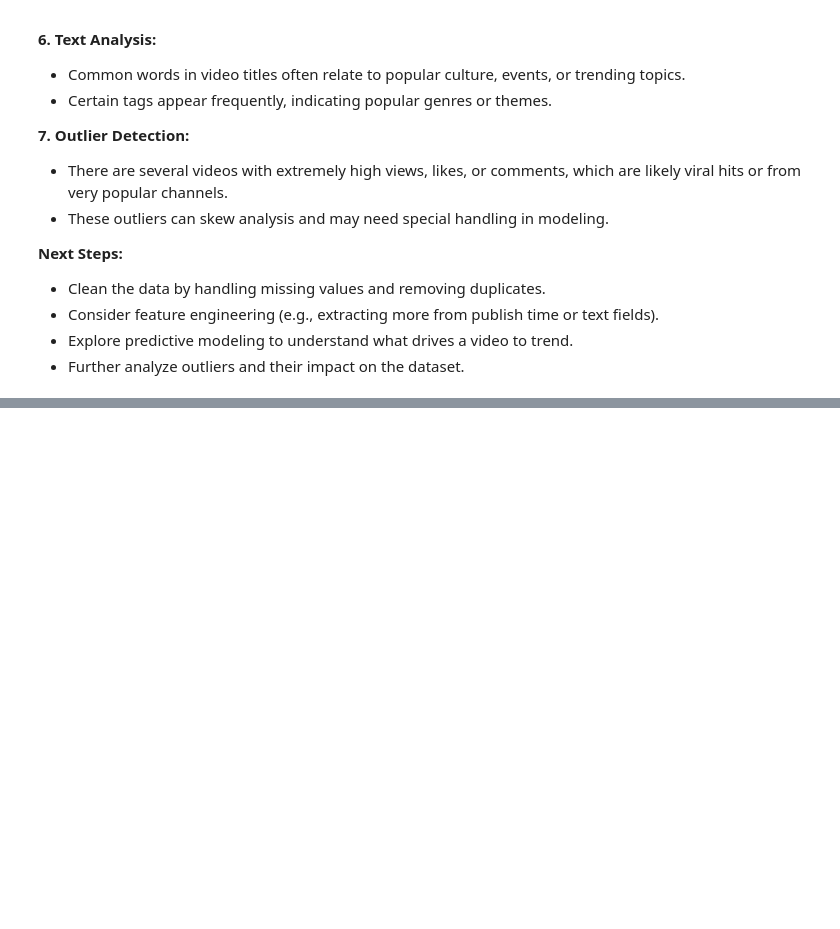
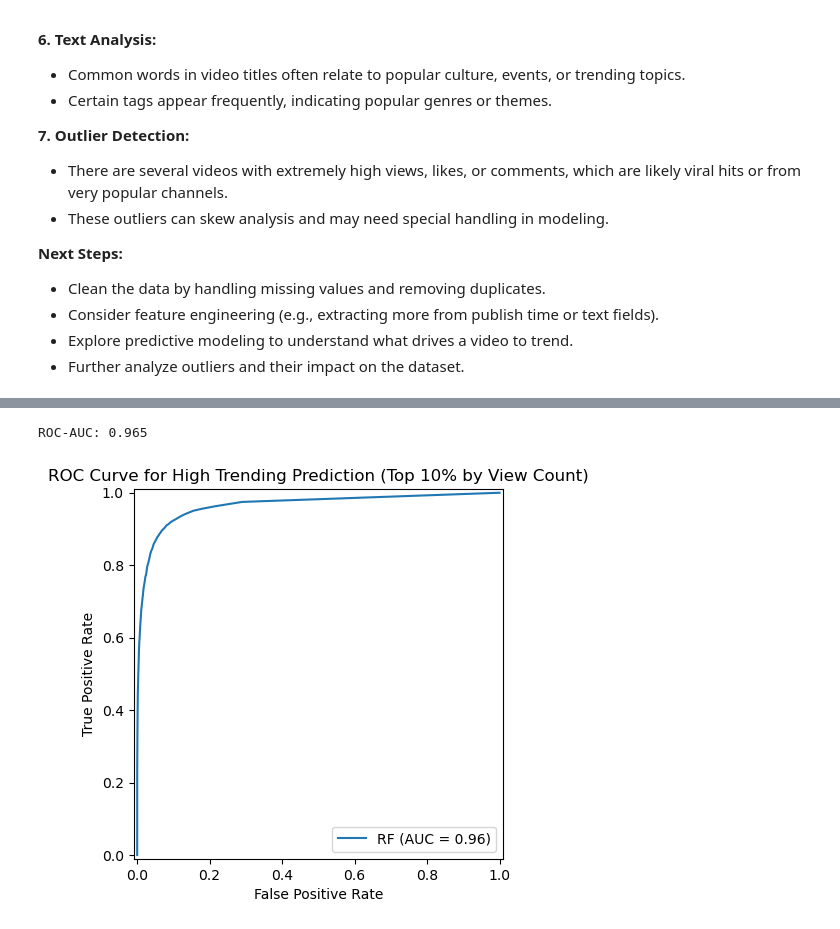
Before and after one commit to Shah-king/AI-Trendspotter, a Jupyter notebook: notebooks/US_Notebooks.ipynb, the cells around one changed output, grey strips where cells are left out. Cells and saved outputs as stored; diff of their text form; code cells hidden in the pictures; blank space fills up the shorter version.

```diff
--- a/notebooks/US_Notebooks.ipynb
+++ b/notebooks/US_Notebooks.ipynb
@@ -288,0 +407,39 @@ Based on the EDA performed on the US YouTube Trending dataset, here are the key
+# %%
+# Classification with ROC-AUC based on early engagement metrics
+from sklearn.ensemble import RandomForestClassifier
+from sklearn.linear_model import LogisticRegression
+from sklearn.metrics import roc_auc_score, roc_curve, RocCurveDisplay
+from sklearn.model_selection import train_test_split
+import matplotlib.pyplot as plt
+import numpy as np
+
+# Engineer a binary target: 'high trending' = top 10% by view count (using early engagement)
+quantile_cut = 0.9
+threshold = youtube_data_clean['view_count'].quantile(quantile_cut)
+youtube_data_clean['high_trending'] = (youtube_data_clean['view_count'] >= threshold).astype(int)
+
+# Features: early engagement and some metadata (example: likes, dislikes, comment_count, categoryId)
+features_cls = ['likes', 'dislikes', 'comment_count', 'categoryId']
+X_cls = youtube_data_clean[features_cls]
+y_cls = youtube_data_clean['high_trending']
+
+# Train/test split
+X_train_cls, X_test_cls, y_train_cls, y_test_cls = train_test_split(X_cls, y_cls, test_size=0.2, random_state=42, stratify=y_cls)
+
+# Train Random Forest Classifier (use Logistic Regression for interpretability if desired)
+clf = RandomForestClassifier(n_estimators=100, random_state=42)
+clf.fit(X_train_cls, y_train_cls)
+y_pred_proba = clf.predict_proba(X_test_cls)[:, 1]
+
+# ROC-AUC Calculation
+roc_auc = roc_auc_score(y_test_cls, y_pred_proba)
+print(f'ROC-AUC: {roc_auc:.3f}')
+
+# Plot ROC Curve
+fpr, tpr, thresholds = roc_curve(y_test_cls, y_pred_proba)
+RocCurveDisplay(fpr=fpr, tpr=tpr, roc_auc=roc_auc, estimator_name='RF').plot()
+plt.title('ROC Curve for High Trending Prediction (Top 10% by View Count)')
+plt.show()
+# %% [output]
+ROC-AUC: 0.965
+[figure, added]
```
Also changed, not shown: parts of 19 cells of this notebook.
